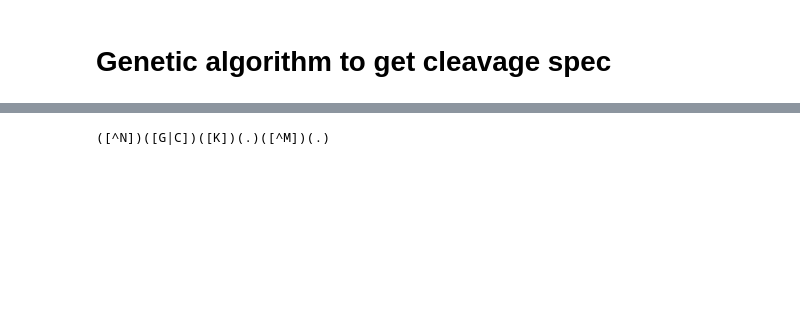
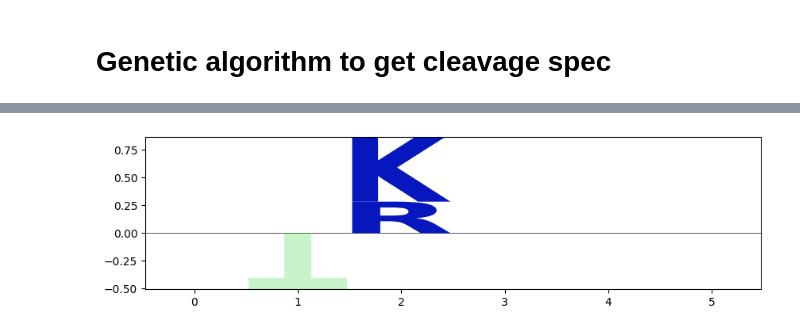
Before and after one commit to ErikHartman/disassembly, a Jupyter notebook: src/playground.ipynb, the cells around one changed output, grey strips where cells are left out. Drawn from its saved outputs; the diff is of its cells as text; code cells hidden in the pictures; blank space fills up the shorter version.

```diff
--- a/src/playground.ipynb
+++ b/src/playground.ipynb
@@ -496,7 +521,7 @@ N Kill  15
-# %%
-pega.best_ever
-# %% [output]
-([^N])([G|C])([K])(.)([^M])(.)
+# %%
+pega.plot(topn=5)
+# %% [output]
+[figure, added]
 # %%
 import pandas as pd
 import seaborn as sns
```
Also changed, not shown: parts of 3 cells of this notebook, 4 other files.
